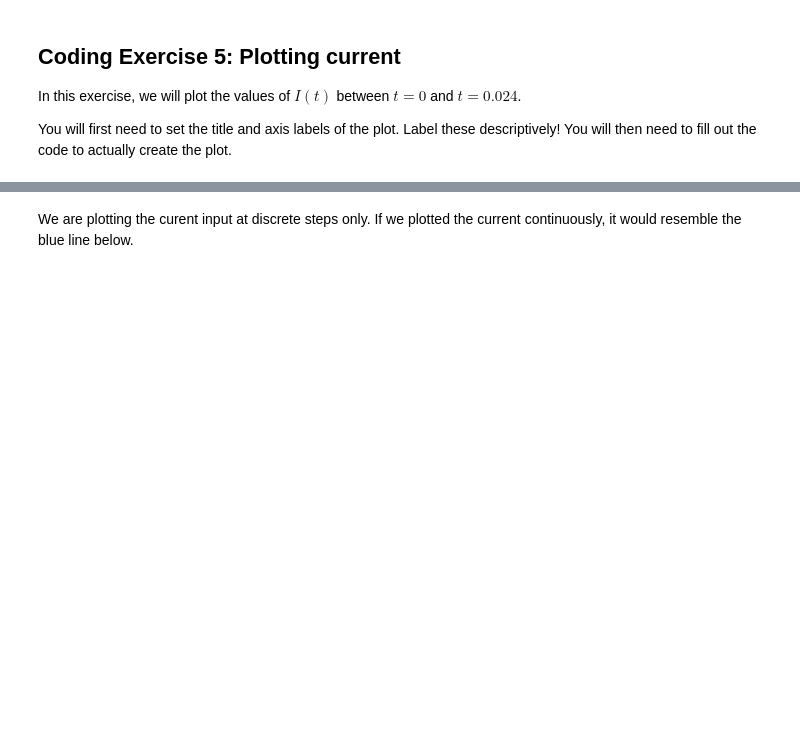
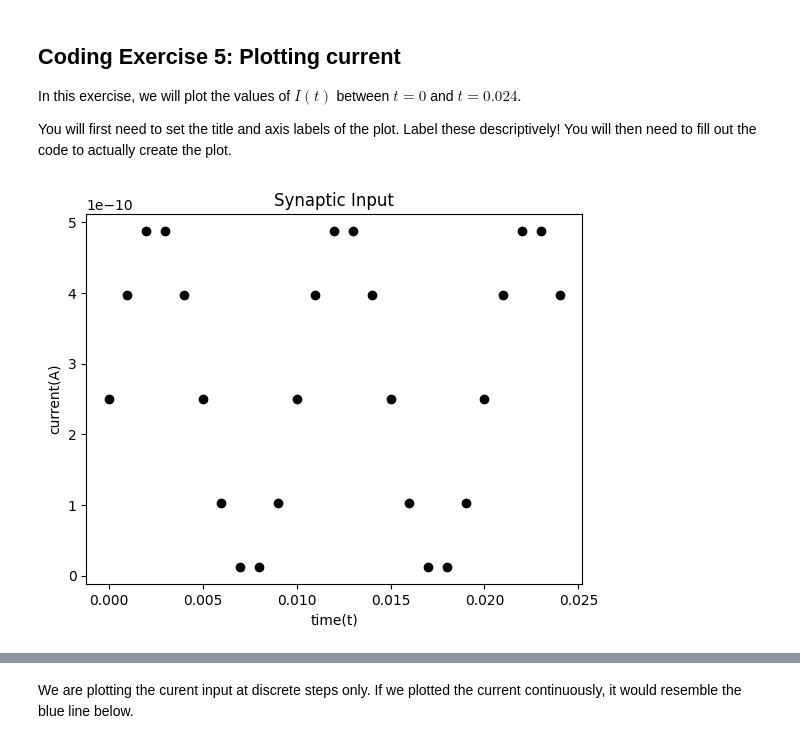
Before and after one commit to Clavert245/Clavert245, a Jupyter notebook: tutorials/W0D1_PythonWorkshop1/student/W0D1_Tutorial1.ipynb, the cells around one changed output, grey strips where cells are left out. Cells and saved outputs as stored; diff of their text form; code cells hidden in the pictures; blank space fills up the shorter version.

```diff
--- a/tutorials/W0D1_PythonWorkshop1/student/W0D1_Tutorial1.ipynb
+++ b/tutorials/W0D1_PythonWorkshop1/student/W0D1_Tutorial1.ipynb
@@ -517,8 +519,7 @@ for step in range(step_end):
   i = i_mean * (1 + np.sin((t * 2 * np.pi) / 0.01))
 
   # Compute v
-  v = v(t + 0.001)
-  v = v(t) +
+  v = v + ((dt/tau)*(el-v+i*r))
 
   # Print value of t and v
   print(f"{t:.3f} {v:.4e}")
@@ -650,35 +662,32 @@ In this exercise, we will plot the values of $I(t)$ between $t=0$ and $t=0.024$.
 
 You will first need to set the title and axis labels of the plot. Label these descriptively!  You will then need to fill out the code to actually create the plot.
 # %%
-#################################################
-## TODO for students: fill out the figure initialization and plotting code below ##
-# Fill out code and comment or remove the next line
-raise NotImplementedError("Student exercise: You need to fill out current figure code")
-#################################################
 
 # Initialize step_end
 step_end = 25
 
 # Initialize the figure
 plt.figure()
-plt.title(...)
-plt.xlabel(...)
-plt.ylabel(...)
+plt.title("Synaptic Input")
+plt.xlabel("time(t)")
+plt.ylabel("current(A)")
 
 # Loop for step_end steps
 for step in range(step_end):
 
   # Compute value of t
   t = step * dt
 
   # Compute value of i at this time step
   i = i_mean * (1 + np.sin((t * 2 * np.pi) / 0.01))
 
   # Plot i (use 'ko' to get small black dots (short for color='k' and marker = 'o'))
-  plt.plot(...)
+  plt.plot(t, i, color="k",marker = "o" )
 
 # Display the plot
 plt.show()
+# %% [output]
+[figure, added]
 # %% [markdown]
 [*Click for solution*](https://github.com/NeuromatchAcademy/precourse/tree/main/tutorials/W0D1_PythonWorkshop1/solutions/W0D1_Tutorial1_Solution_c15c544f.py)
 
```
Also changed, not shown: parts of 5 cells of this notebook.
